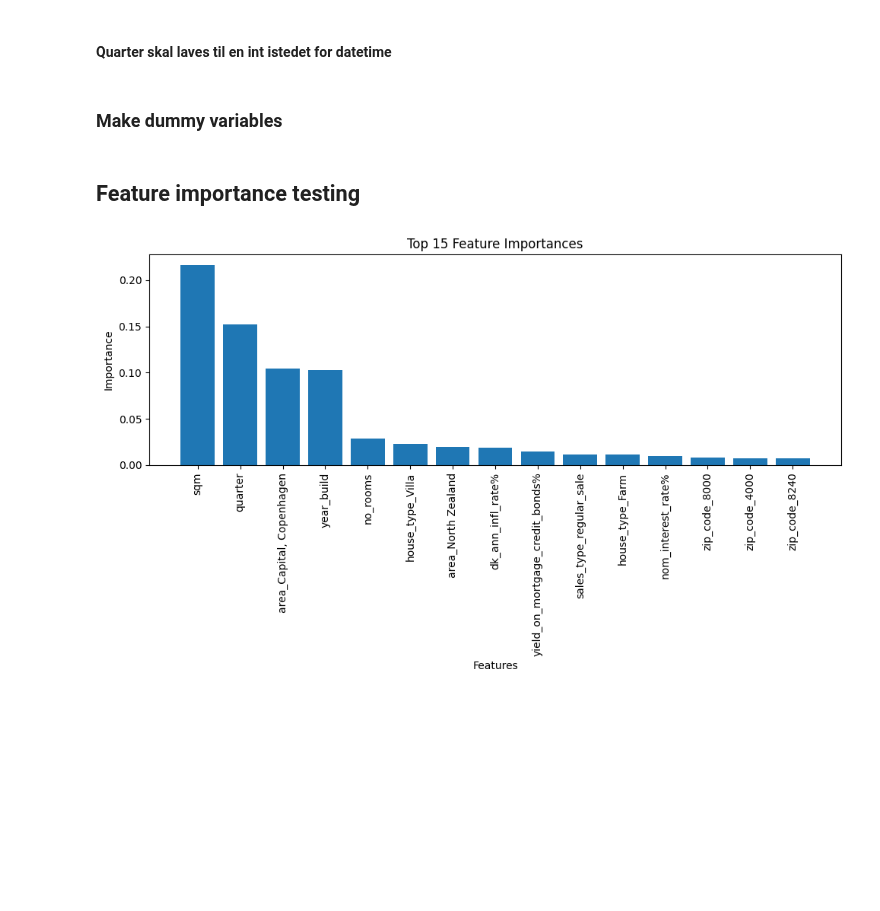
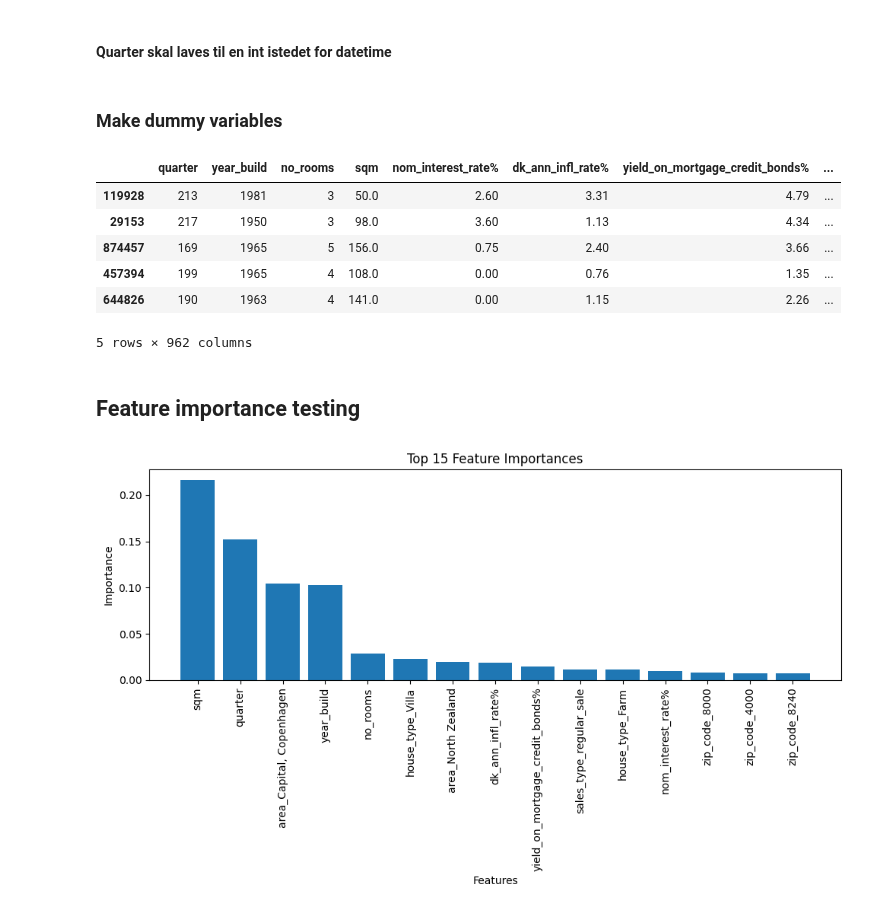
Before and after one commit to BPMRohde/AML, a Jupyter notebook: linear_regression.ipynb, the cells around one changed output. Drawn from its saved outputs; the diff is of its cells as text; code cells hidden in the pictures; blank space fills up the shorter version.

```diff
--- a/linear_regression.ipynb
+++ b/linear_regression.ipynb
@@ -49,8 +48,17 @@ df["zip_code"] = df["zip_code"].astype("category")
 # %%
 # We set drop_first=True to avoid the dummy variable trap
 df = df.sample(frac=0.1, random_state=42).copy()
 X = pd.get_dummies(df[["quarter","house_type", "sales_type", "year_build", "no_rooms", "sqm", "zip_code", "area", "nom_interest_rate%", "dk_ann_infl_rate%", "yield_on_mortgage_credit_bonds%"]], drop_first=True)
 y = df["purchase_price"]
+X.head()
+# %% [output]
+|  | quarter | year_build | no_rooms | sqm | nom_interest_rate% | dk_ann_infl_rate% | yield_on_mortgage_credit_bonds% | ... |
+| 119928 | 213 | 1981 | 3 | 50.0 | 2.60 | 3.31 | 4.79 | ... |
+| 29153 | 217 | 1950 | 3 | 98.0 | 3.60 | 1.13 | 4.34 | ... |
+| 874457 | 169 | 1965 | 5 | 156.0 | 0.75 | 2.40 | 3.66 | ... |
+| 457394 | 199 | 1965 | 4 | 108.0 | 0.00 | 0.76 | 1.35 | ... |
+| 644826 | 190 | 1963 | 4 | 141.0 | 0.00 | 1.15 | 2.26 | ... |
+5 rows × 962 columns
 # %% [markdown]
 ## Feature importance testing
 # %%
```
Also changed, not shown: parts of 7 cells of this notebook.
